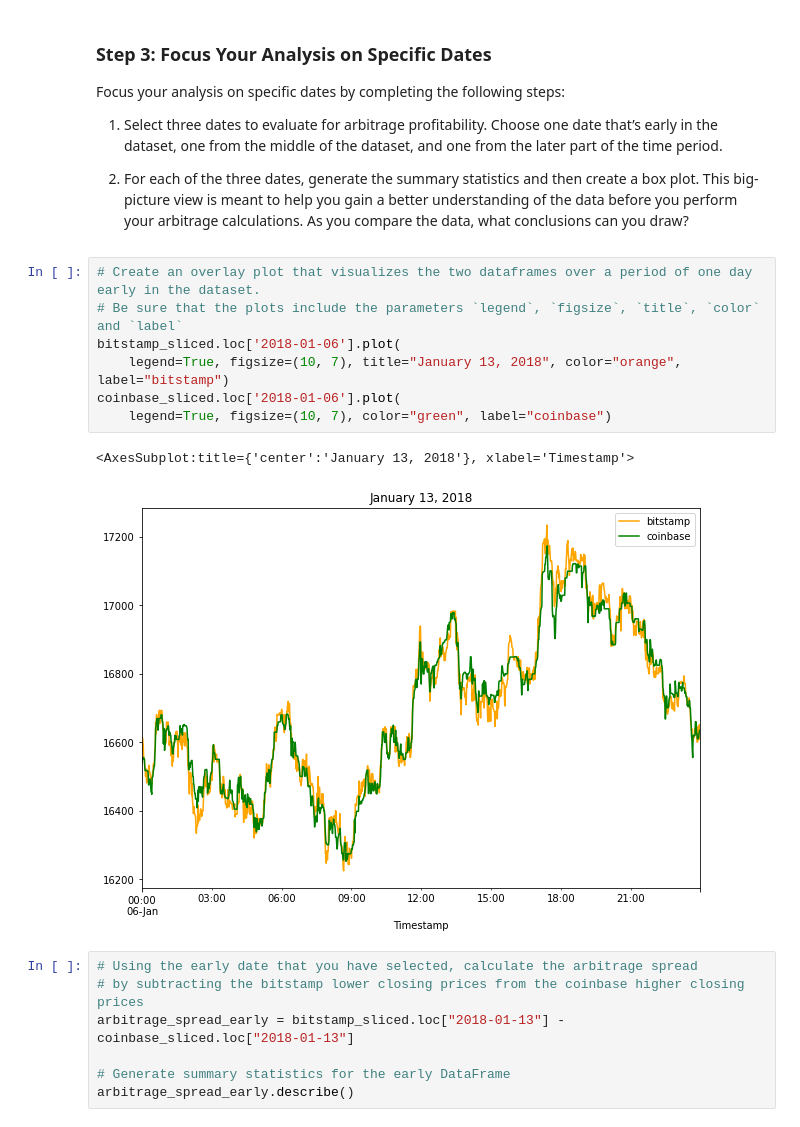
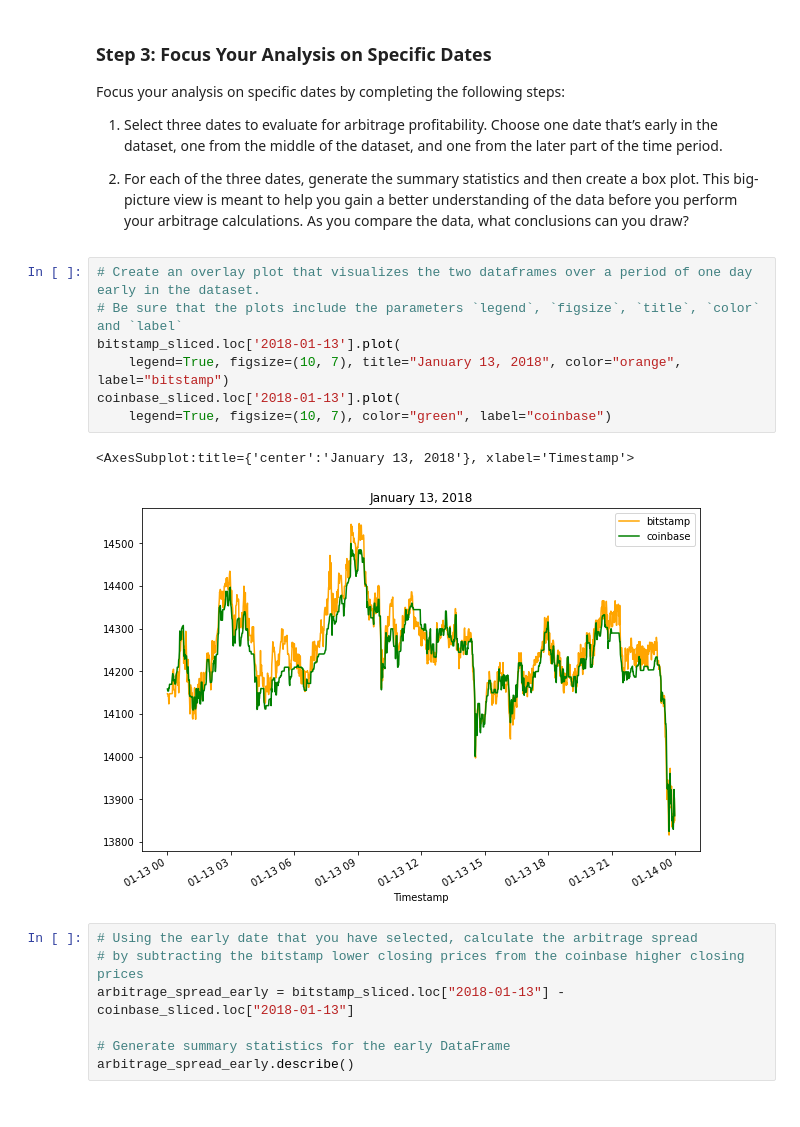
Before and after one commit to schroeds20055/Financial_Analysis_With_Pandas, a Jupyter notebook: Module3 Challenge/crypto_arbitrage.ipynb, the cells around one changed output. Saved outputs shown, nothing was run; the diff lists cells and outputs as text.

```diff
--- a/Module3 Challenge/crypto_arbitrage.ipynb
+++ b/Module3 Challenge/crypto_arbitrage.ipynb
@@ -377,13 +377,13 @@ Focus your analysis on specific dates by completing the following steps:
 # %%
 # Create an overlay plot that visualizes the two dataframes over a period of one day early in the dataset.
 # Be sure that the plots include the parameters `legend`, `figsize`, `title`, `color` and `label`
-bitstamp_sliced.loc['2018-01-06'].plot(
+bitstamp_sliced.loc['2018-01-13'].plot(
     legend=True, figsize=(10, 7), title="January 13, 2018", color="orange", label="bitstamp")
-coinbase_sliced.loc['2018-01-06'].plot(
+coinbase_sliced.loc['2018-01-13'].plot(
     legend=True, figsize=(10, 7), color="green", label="coinbase")
 # %% [output]
 <AxesSubplot:title={'center':'January 13, 2018'}, xlabel='Timestamp'>
-[figure, old version]
+[figure, new version]
 # %%
 # Using the early date that you have selected, calculate the arbitrage spread
 # by subtracting the bitstamp lower closing prices from the coinbase higher closing prices
```
